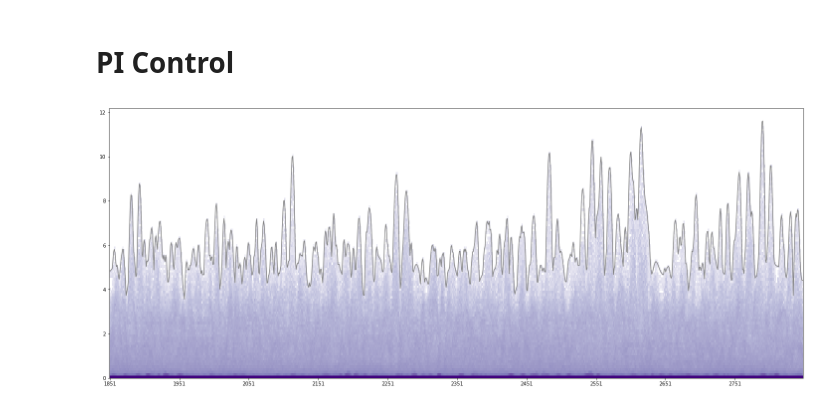
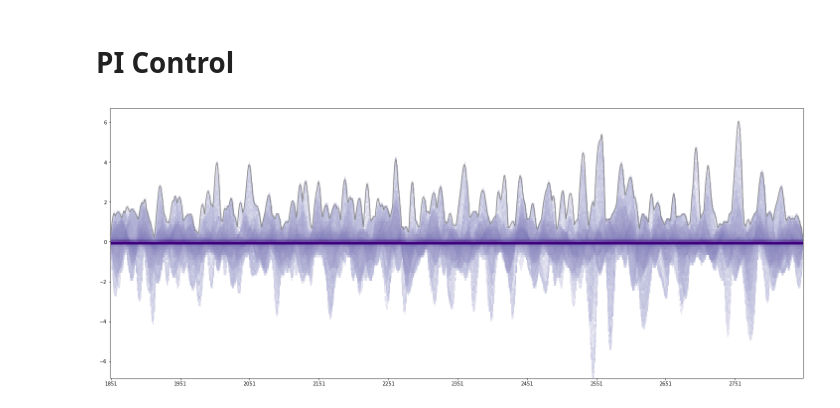
Before and after one commit to abrupt-climate/notebooks, a Jupyter notebook: Sea Ice.ipynb, the cells around one changed output. Saved outputs shown, nothing was run; the diff lists cells and outputs as text; code cells hidden in the pictures.

```diff
--- a/Sea Ice.ipynb
+++ b/Sea Ice.ipynb
@@ -196,8 +204,8 @@ plt.show()
 # %%
 sbc = control_box.sobel_filter(smooth_control_data, weight=sobel_weights)
 # %%
-signal = (1.0 / sbc[3]).filled(0.0)
+signal = (sbc[0] / sbc[3]).filled(0.0)
 # (np.sqrt(sbc[1]**2 + sbc[2]**2)/sbc[3]).filled(0.0)
 plot_signal_histogram(control_box, signal)
 # %% [output]
-[figure, old version]
+[figure, new version]
```
Also changed, not shown: parts of 15 cells of this notebook, 2 other files.
